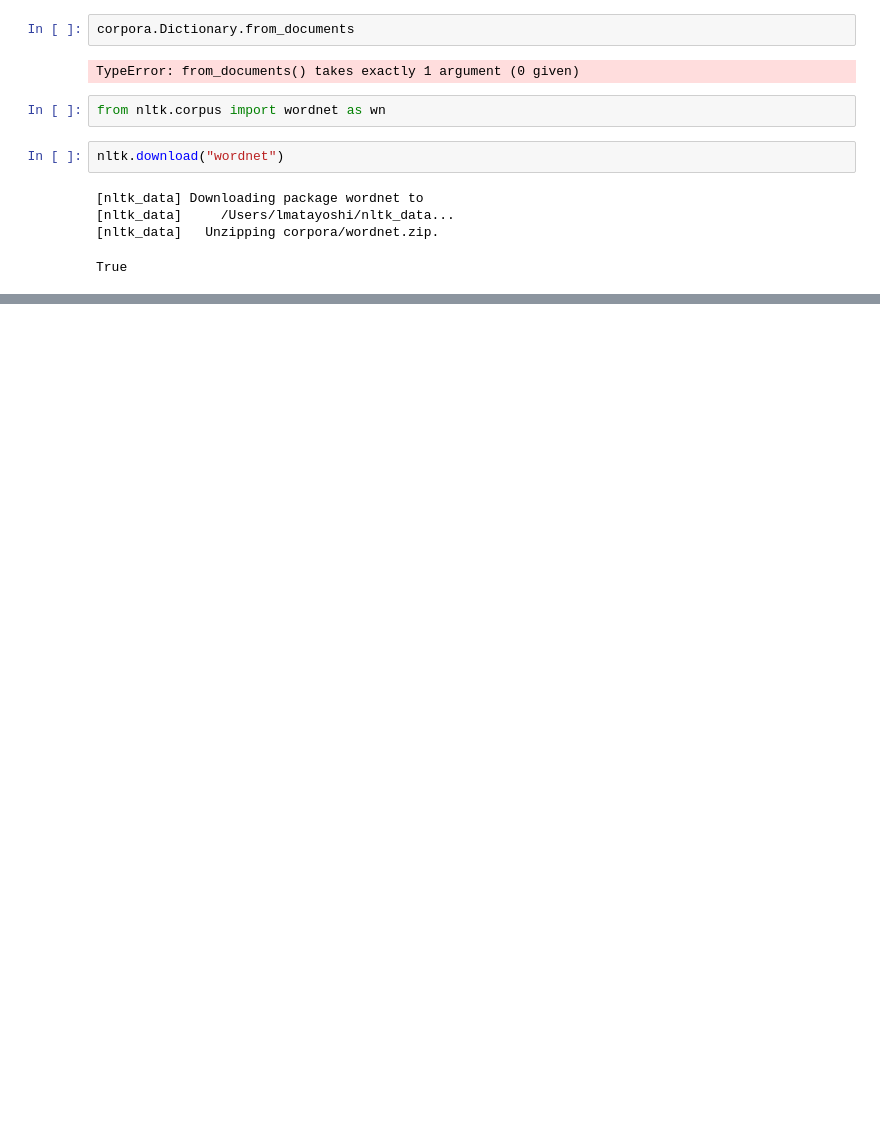
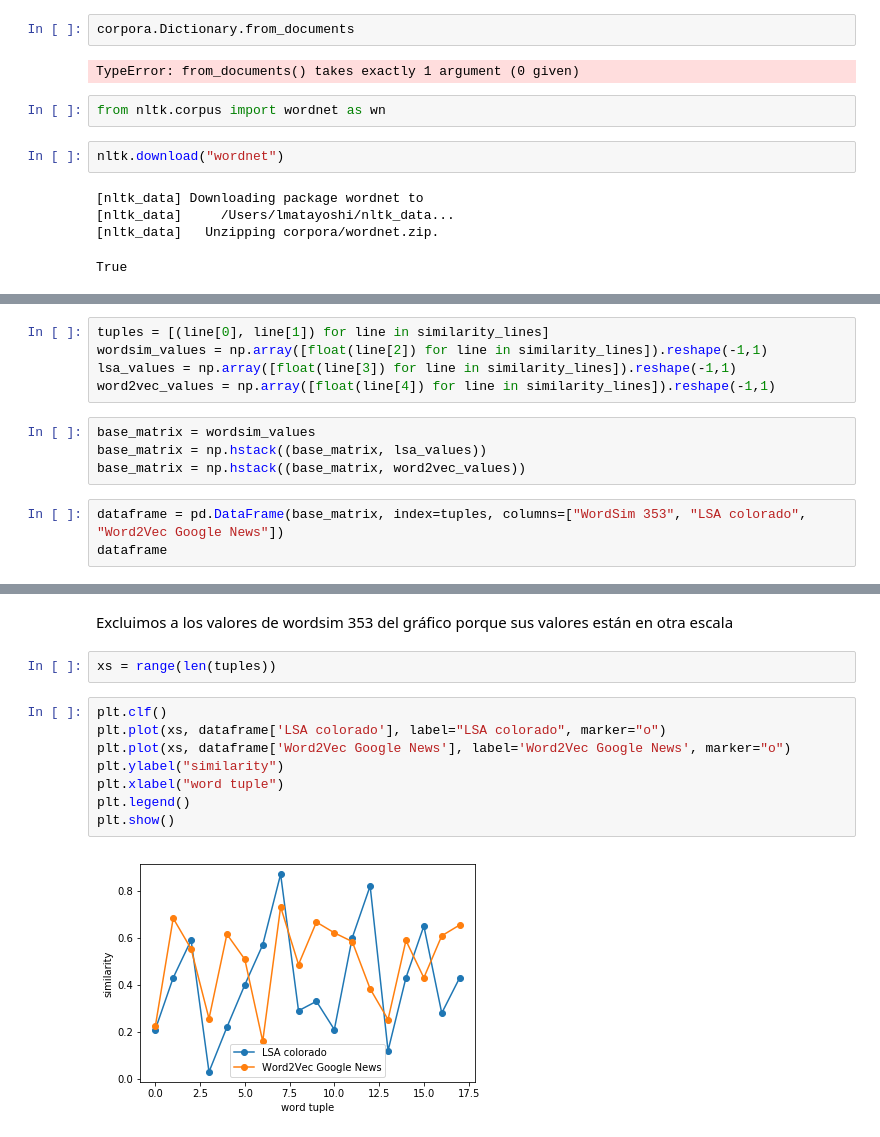
Before and after one commit to turtle-lea/ciencia-de-datos, a Jupyter notebook: tp-6/tp-6.ipynb, the cells around one changed output, grey strips where cells are left out. Drawn from its saved outputs; the diff is of its cells as text; blank space fills up the shorter version.

Commit message:
Agregado word2vec y terminado 4.1. Agregada 3ra columna en lsa-colorado

```diff
--- a/tp-6/tp-6.ipynb
+++ b/tp-6/tp-6.ipynb
@@ -343,0 +397,12 @@ wn
+# %%
+tuples = [(line[0], line[1]) for line in similarity_lines]
+wordsim_values = np.array([float(line[2]) for line in similarity_lines]).reshape(-1,1)
+lsa_values = np.array([float(line[3]) for line in similarity_lines]).reshape(-1,1)
+word2vec_values = np.array([float(line[4]) for line in similarity_lines]).reshape(-1,1)
+# %%
+base_matrix = wordsim_values
+base_matrix = np.hstack((base_matrix, lsa_values))
+base_matrix = np.hstack((base_matrix, word2vec_values))
+# %%
+dataframe = pd.DataFrame(base_matrix, index=tuples, columns=["WordSim 353", "LSA colorado", "Word2Vec Google News"])
+dataframe
@@ -343,0 +427,14 @@ wn
+# %% [markdown]
+Excluimos a los valores de wordsim 353 del gráfico porque sus valores están en otra escala
+# %%
+xs = range(len(tuples))
+# %%
+plt.clf()
+plt.plot(xs, dataframe['LSA colorado'], label="LSA colorado", marker="o")
+plt.plot(xs, dataframe['Word2Vec Google News'], label='Word2Vec Google News', marker="o")
+plt.ylabel("similarity")
+plt.xlabel("word tuple")
+plt.legend()
+plt.show()
+# %% [output]
+[figure, added]
```
Also changed, not shown: parts of 15 cells of this notebook, 1 other file.
